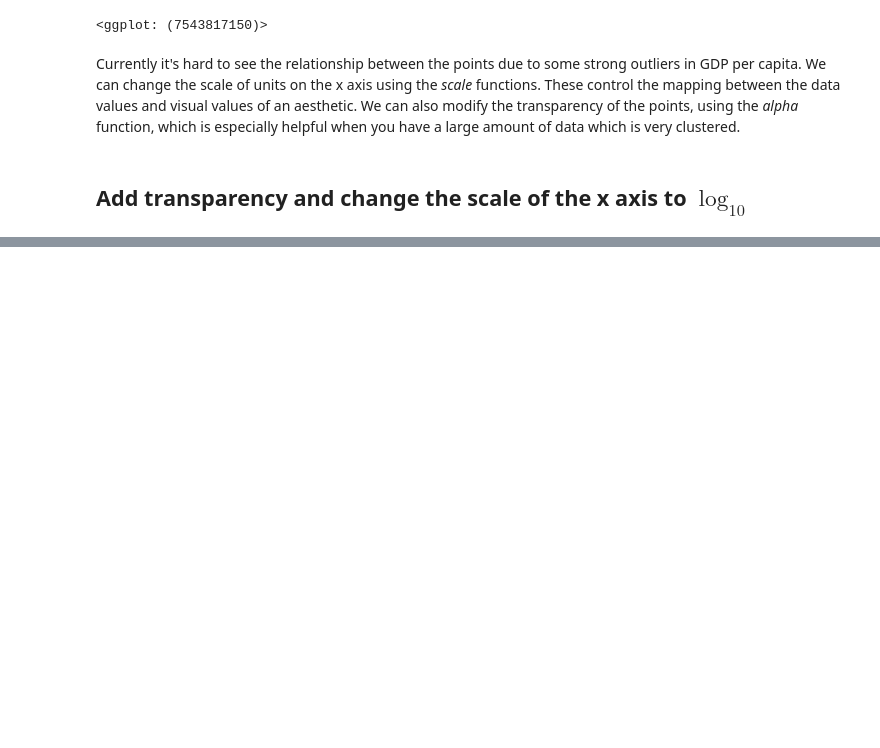
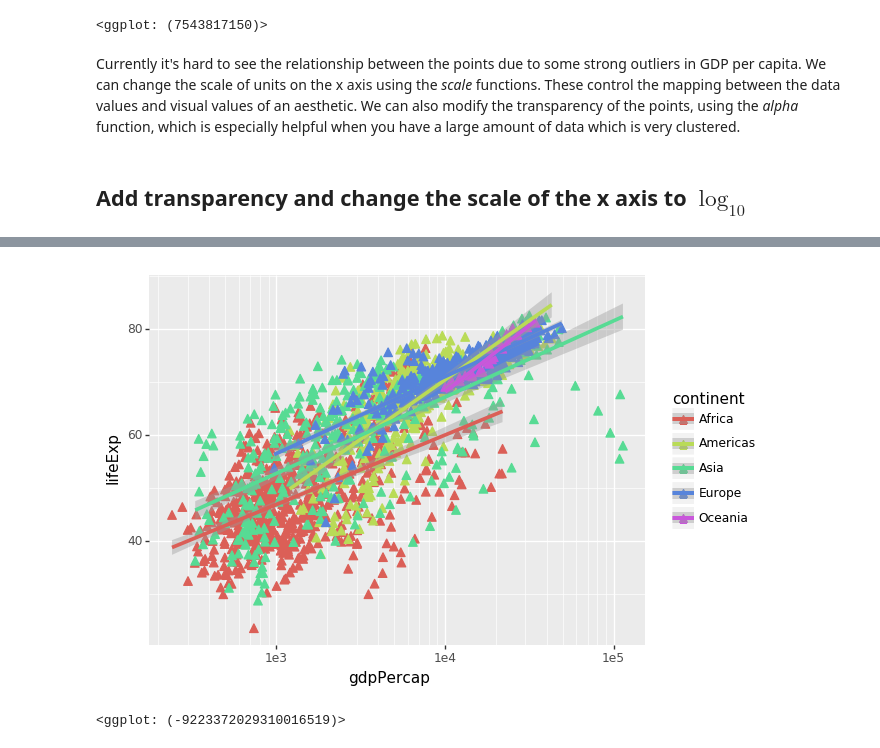
Before and after one commit to PNNL-CompBio/2020-04.01-02-PNNL-SWC, a Jupyter notebook: Notebooks/Plotting with Plotnine.ipynb, the cells around one changed output, grey strips where cells are left out. Cells and saved outputs as stored; diff of their text form; code cells hidden in the pictures; blank space fills up the shorter version.

```diff
--- a/Notebooks/Plotting with Plotnine.ipynb
+++ b/Notebooks/Plotting with Plotnine.ipynb
@@ -452,0 +368,16 @@ lifeExp_plot.save('results/lifeExp2.png')
+# %%
+from plotnine import theme_bw
+(ggplot(data=gapminder,
+        mapping=aes(x='gdpPercap',
+                    y ='lifeExp',
+                    color = 'continent',
+                    ))
++ geom_point( size = 3,
+              shape = '^')
++ scale_x_log10()
++ geom_smooth( method = 'lm',
+               size   = 1.5 )
+)#+ theme_bw())
+# %% [output]
+[figure, added]
+<ggplot: (-9223372029310016519)>
```
Also changed, not shown: parts of 42 cells of this notebook.
